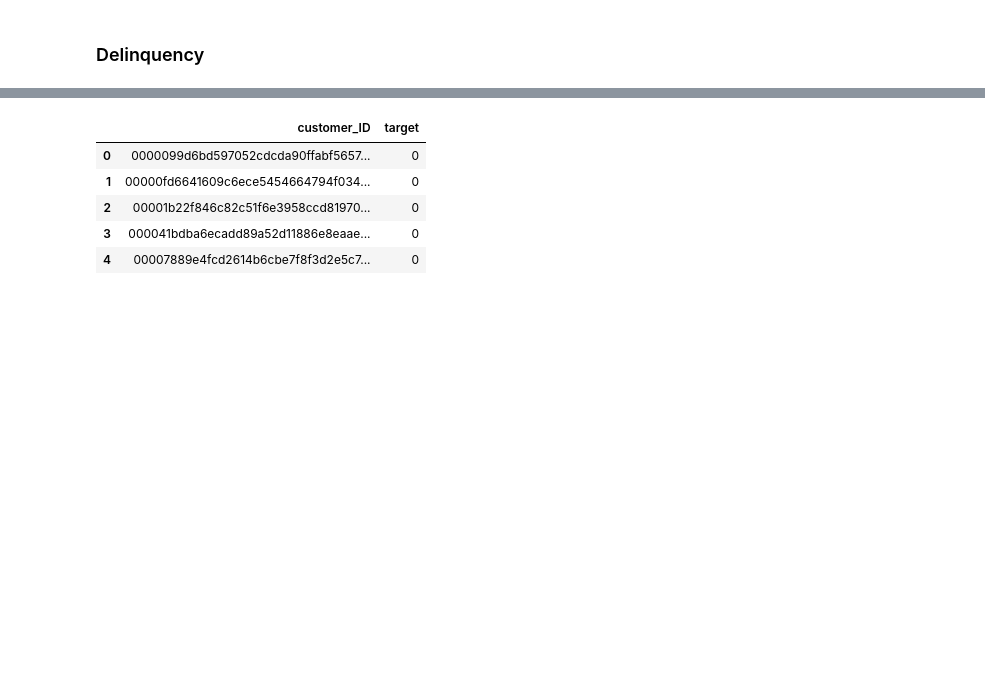
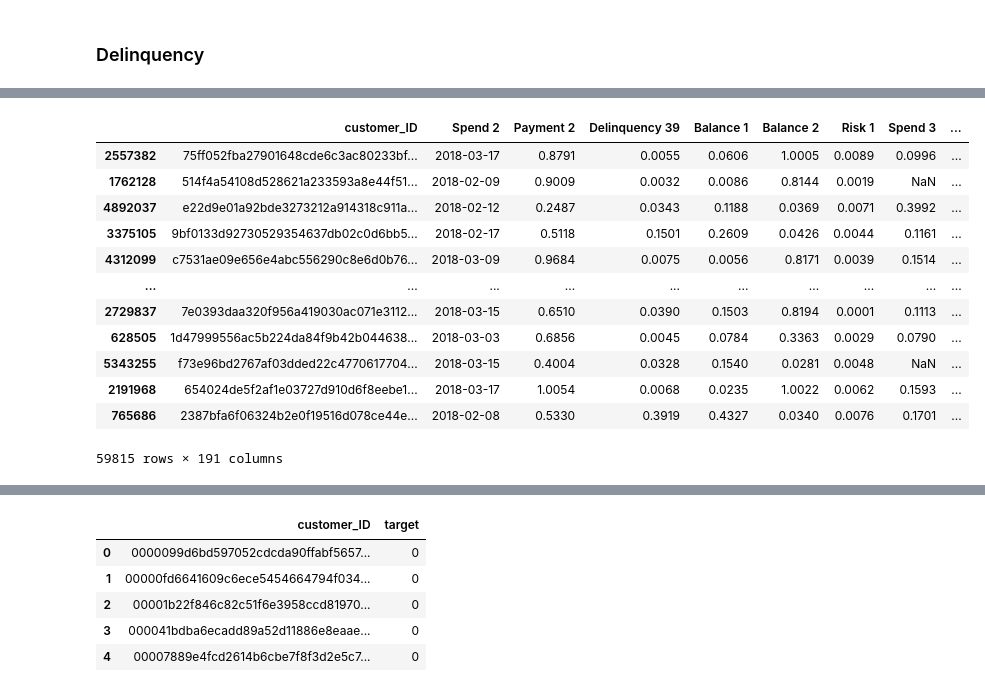
Before and after one commit to idsts2670/kaggle, a Jupyter notebook: amex-default-prediction/amex-default-prediction_v1.ipynb, the cells around one changed output, grey strips where cells are left out. Saved outputs shown, nothing was run; the diff lists cells and outputs as text; code cells hidden in the pictures; blank space fills up the shorter version.

```diff
--- a/amex-default-prediction/amex-default-prediction_v1.ipynb
+++ b/amex-default-prediction/amex-default-prediction_v1.ipynb
@@ -463 +464,17 @@ for i in range(1,6):
     train_tmp.drop(eval('train_samp' + str(i) + '.index'), axis=0, inplace=True)
+# %%
+train_samp1
+# %% [output]
+|  | customer_ID | Spend 2 | Payment 2 | Delinquency 39 | Balance 1 | Balance 2 | Risk 1 | Spend 3 | ... |
+| 2557382 | 75ff052fba27901648cde6c3ac80233bf... | 2018-03-17 | 0.8791 | 0.0055 | 0.0606 | 1.0005 | 0.0089 | 0.0996 | ... |
+| 1762128 | 514f4a54108d528621a233593a8e44f51... | 2018-02-09 | 0.9009 | 0.0032 | 0.0086 | 0.8144 | 0.0019 | NaN | ... |
+| 4892037 | e22d9e01a92bde3273212a914318c911a... | 2018-02-12 | 0.2487 | 0.0343 | 0.1188 | 0.0369 | 0.0071 | 0.3992 | ... |
+| 3375105 | 9bf0133d92730529354637db02c0d6bb5... | 2018-02-17 | 0.5118 | 0.1501 | 0.2609 | 0.0426 | 0.0044 | 0.1161 | ... |
+| 4312099 | c7531ae09e656e4abc556290c8e6d0b76... | 2018-03-09 | 0.9684 | 0.0075 | 0.0056 | 0.8171 | 0.0039 | 0.1514 | ... |
+| ... | ... | ... | ... | ... | ... | ... | ... | ... | ... |
+| 2729837 | 7e0393daa320f956a419030ac071e3112... | 2018-03-15 | 0.6510 | 0.0390 | 0.1503 | 0.8194 | 0.0001 | 0.1113 | ... |
+| 628505 | 1d47999556ac5b224da84f9b42b044638... | 2018-03-03 | 0.6856 | 0.0045 | 0.0784 | 0.3363 | 0.0029 | 0.0790 | ... |
+| 5343255 | f73e96bd2767af03dded22c4770617704... | 2018-03-15 | 0.4004 | 0.0328 | 0.1540 | 0.0281 | 0.0048 | NaN | ... |
+| 2191968 | 654024de5f2af1e03727d910d6f8eebe1... | 2018-03-17 | 1.0054 | 0.0068 | 0.0235 | 1.0022 | 0.0062 | 0.1593 | ... |
+| 765686 | 2387bfa6f06324b2e0f19516d078ce44e... | 2018-02-08 | 0.5330 | 0.3919 | 0.4327 | 0.0340 | 0.0076 | 0.1701 | ... |
+59815 rows × 191 columns
```
Also changed, not shown: parts of 15 cells of this notebook.
